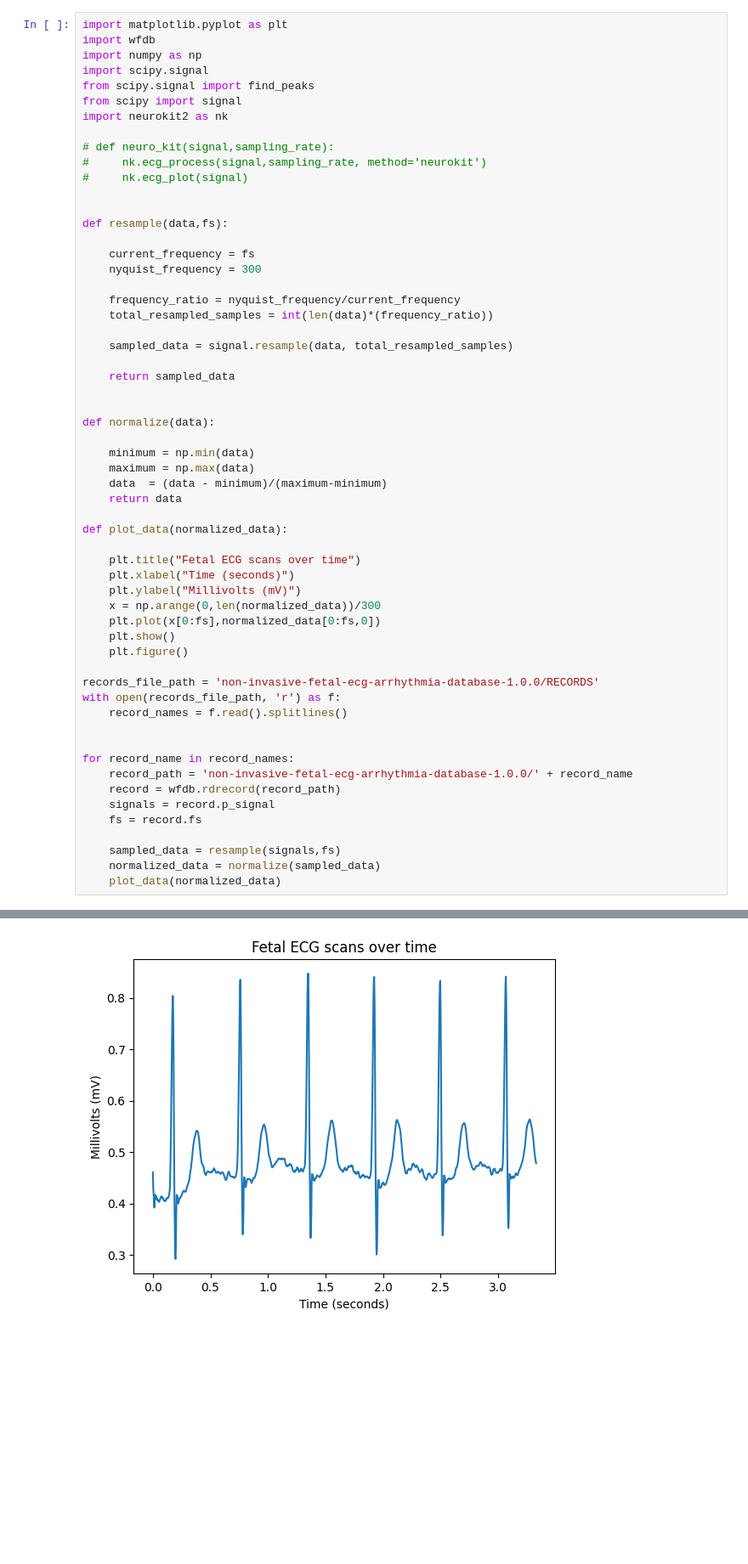
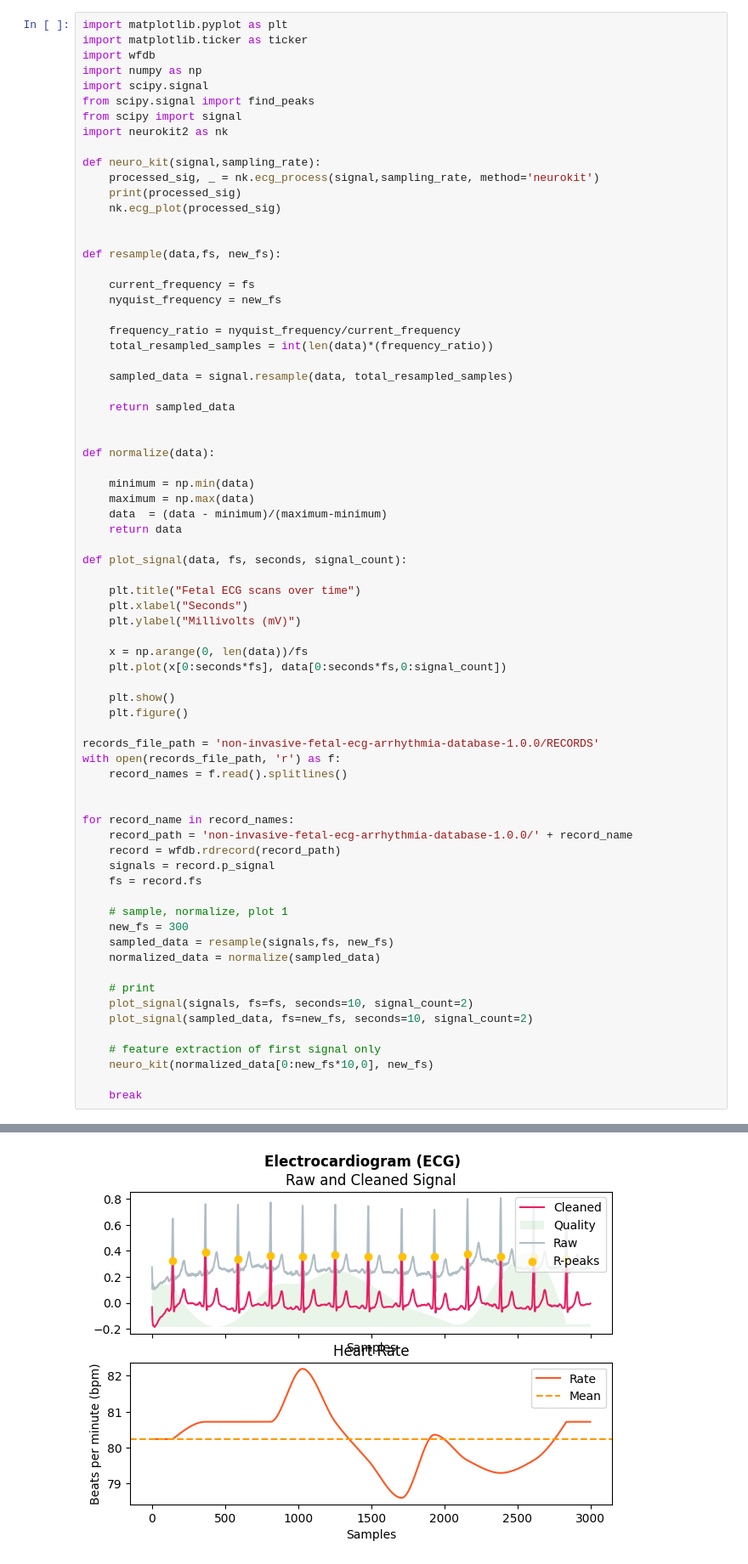
Before and after one commit to MalhotraNav/fetal_arrhythmia_detection, a Jupyter notebook: main.ipynb, the cells around one changed output, grey strips where cells are left out. Shown at 85% size. Saved outputs shown, nothing was run; the diff lists cells and outputs as text; blank space fills up the shorter version.

Commit message:
working plotting function & R Peak

```diff
--- a/main.ipynb
+++ b/main.ipynb
@@ -1,5 +1,6 @@
 # %%
 import matplotlib.pyplot as plt
+import matplotlib.ticker as ticker
 import wfdb
 import numpy as np
 import scipy.signal
@@ -7,15 +8,16 @@ from scipy.signal import find_peaks
 from scipy import signal
 import neurokit2 as nk
 
-# def neuro_kit(signal,sampling_rate):
-#     nk.ecg_process(signal,sampling_rate, method='neurokit')
-#     nk.ecg_plot(signal)
+def neuro_kit(signal,sampling_rate):
+    processed_sig, _ = nk.ecg_process(signal,sampling_rate, method='neurokit')
+    print(processed_sig)
+    nk.ecg_plot(processed_sig)
 
 
-def resample(data,fs):
+def resample(data,fs, new_fs):
 
     current_frequency = fs
-    nyquist_frequency = 300
+    nyquist_frequency = new_fs
 
     frequency_ratio = nyquist_frequency/current_frequency
     total_resampled_samples = int(len(data)*(frequency_ratio))
@@ -32,13 +34,15 @@ def normalize(data):
     data  = (data - minimum)/(maximum-minimum)
     return data
 
-def plot_data(normalized_data):
+def plot_signal(data, fs, seconds, signal_count):
 
     plt.title("Fetal ECG scans over time")
-    plt.xlabel("Time (seconds)")
+    plt.xlabel("Seconds")
     plt.ylabel("Millivolts (mV)")
-    x = np.arange(0,len(normalized_data))/300
-    plt.plot(x[0:fs],normalized_data[0:fs,0])
+
+    x = np.arange(0, len(data))/fs
+    plt.plot(x[0:seconds*fs], data[0:seconds*fs,0:signal_count])
+
     plt.show()
     plt.figure()
 
@@ -53,7 +57,17 @@ for record_name in record_names:
     signals = record.p_signal
     fs = record.fs
 
-    sampled_data = resample(signals,fs)
+    # sample, normalize, plot 1
+    new_fs = 300
+    sampled_data = resample(signals,fs, new_fs)
     normalized_data = normalize(sampled_data)
-    plot_data(normalized_data)
+
+    # print
+    plot_signal(signals, fs=fs, seconds=10, signal_count=2)
+    plot_signal(sampled_data, fs=new_fs, seconds=10, signal_count=2)
+
+    # feature extraction of first signal only
+    neuro_kit(normalized_data[0:new_fs*10,0], new_fs)
+
+    break
 # %% [output]
@@ -62 +94 @@ for record_name in record_names:
-[figure, old version]
+[figure, new version]
```
Also changed, not shown: parts of 1 cell of this notebook.
